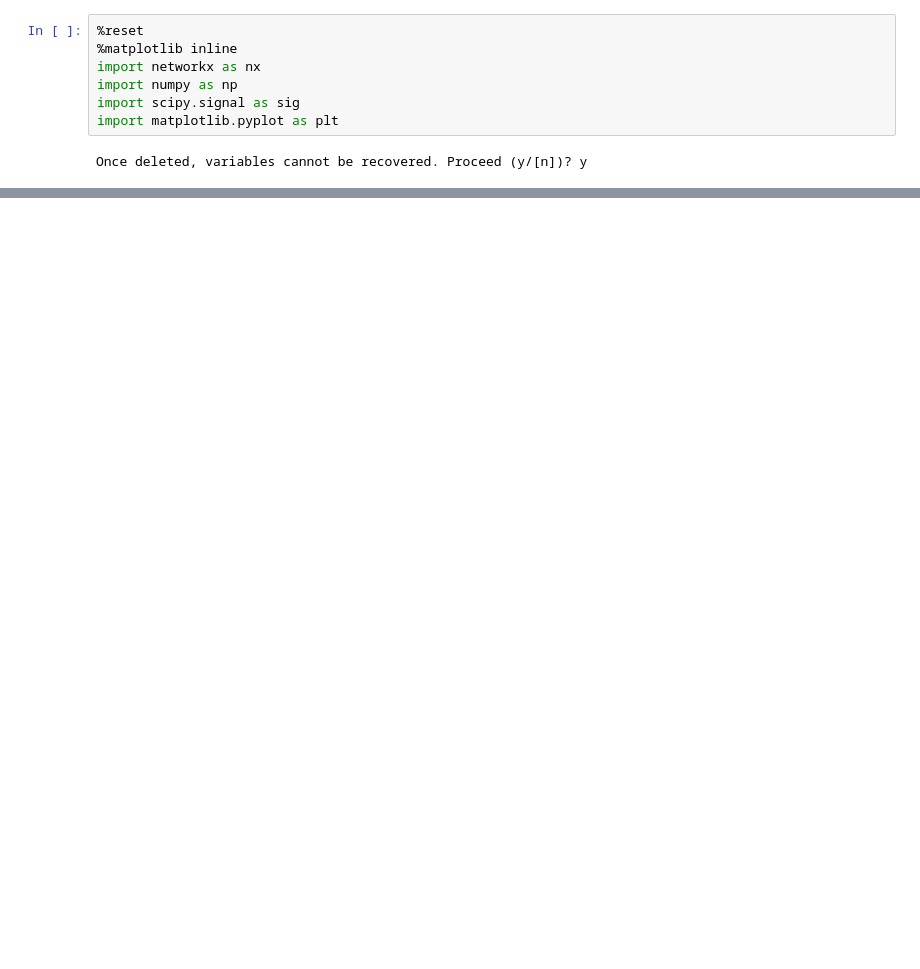
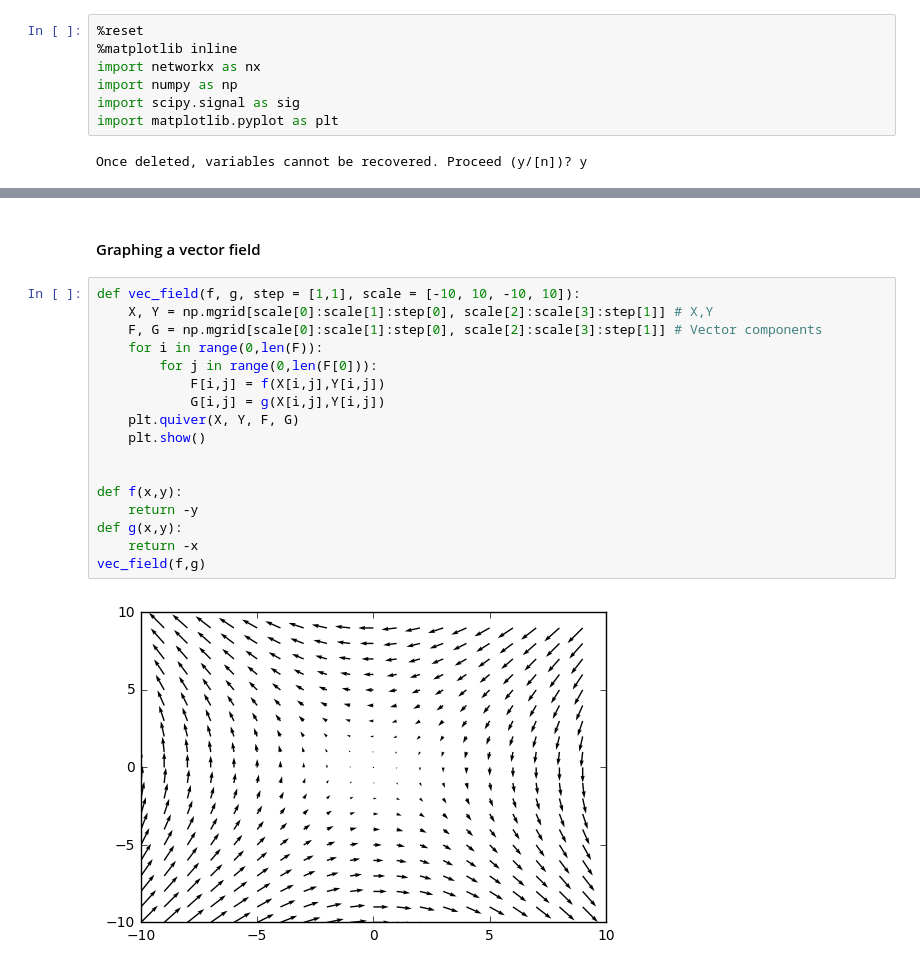
Before and after one commit to virati/KuramotoDBS, a Jupyter notebook: Kuramoto Model.ipynb, the cells around one changed output, grey strips where cells are left out. Saved outputs shown, nothing was run; the diff lists cells and outputs as text; blank space fills up the shorter version.

```diff
--- a/Kuramoto Model.ipynb
+++ b/Kuramoto Model.ipynb
@@ -178,0 +238,21 @@ animate()
+# %% [markdown]
+#### Graphing a vector field
+# %%
+def vec_field(f, g, step = [1,1], scale = [-10, 10, -10, 10]):
+    X, Y = np.mgrid[scale[0]:scale[1]:step[0], scale[2]:scale[3]:step[1]] # X,Y
+    F, G = np.mgrid[scale[0]:scale[1]:step[0], scale[2]:scale[3]:step[1]] # Vector components
+    for i in range(0,len(F)):
+        for j in range(0,len(F[0])):
+            F[i,j] = f(X[i,j],Y[i,j])
+            G[i,j] = g(X[i,j],Y[i,j])
+    plt.quiver(X, Y, F, G)
+    plt.show()
+
+
+def f(x,y):
+    return -y
+def g(x,y):
+    return -x
+vec_field(f,g)
+# %% [output]
+[figure, added]
```
Also changed, not shown: parts of 30 cells of this notebook, 2 other files.
